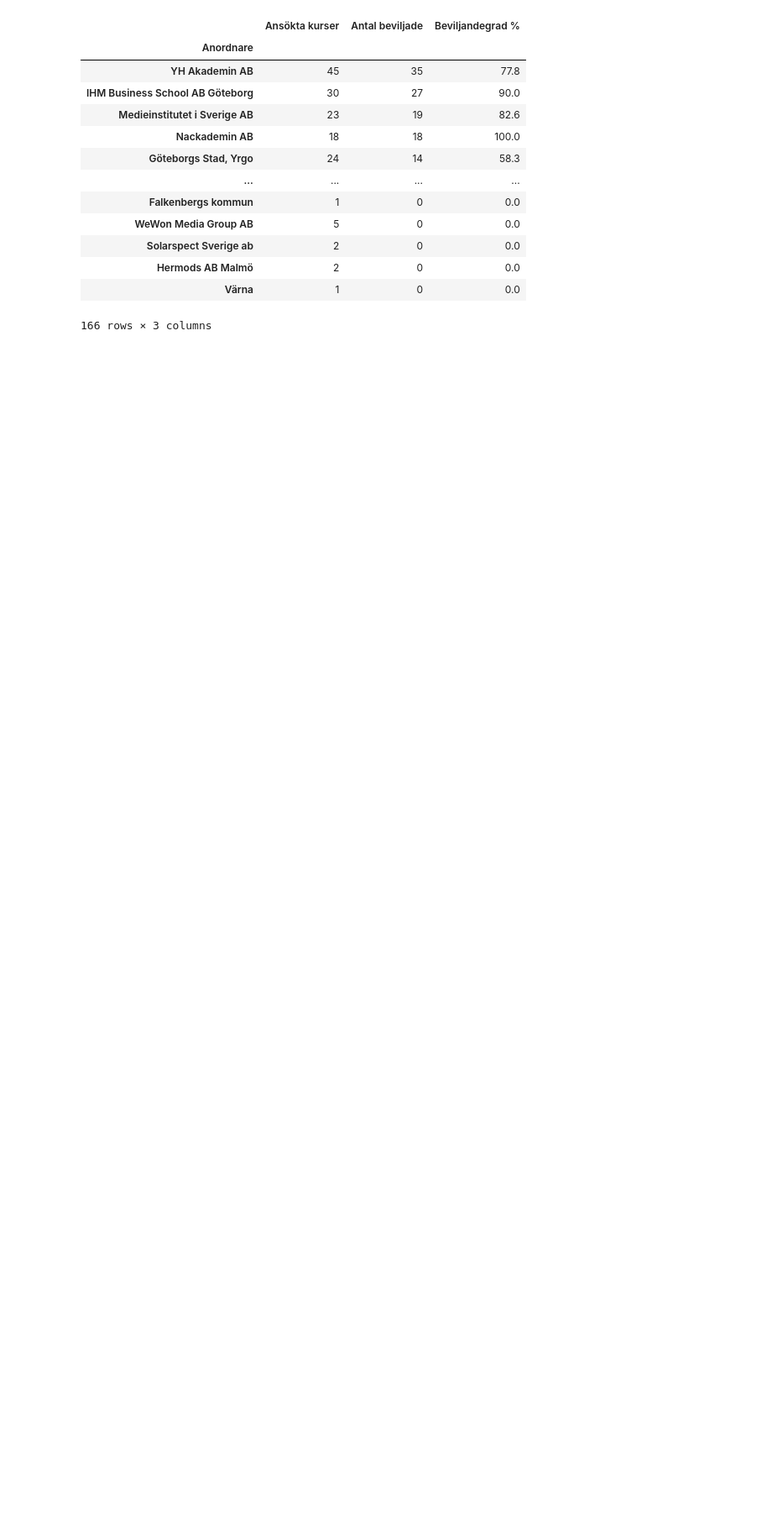
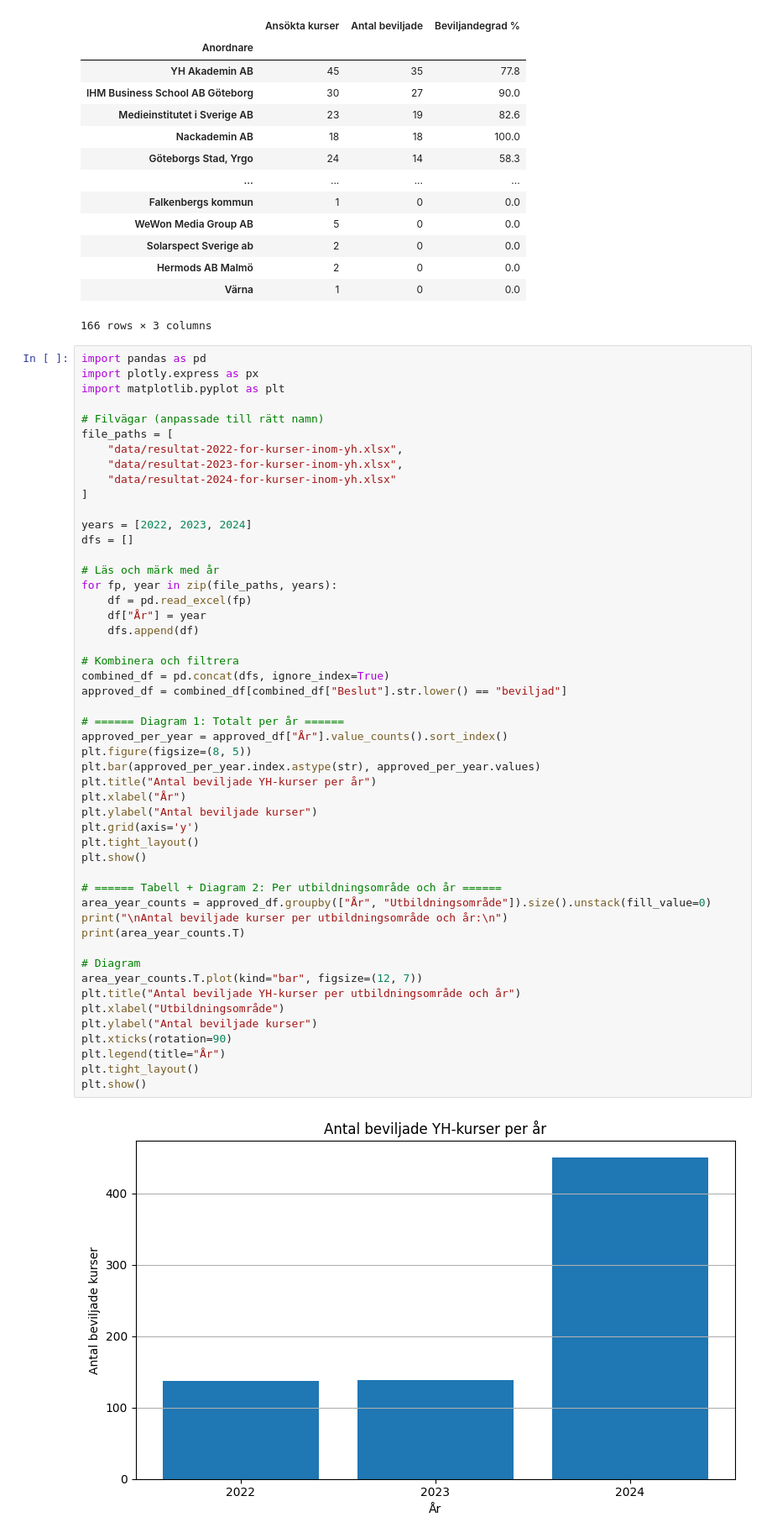
Before and after one commit to plyschbjorn/yh_project_the_skool_group4, a Jupyter notebook: EDA_filer/EDA_Eyoub.ipynb, the cells around one changed output. Shown at 84% size. Cells and saved outputs as stored; diff of their text form; blank space fills up the shorter version.

```diff
--- a/EDA_filer/EDA_Eyoub.ipynb
+++ b/EDA_filer/EDA_Eyoub.ipynb
@@ -379,3 +379,55 @@ approval_per_school
 | Hermods AB Malmö | 2 | 0 | 0.0 |
 | Värna | 1 | 0 | 0.0 |
 166 rows × 3 columns
+# %%
+import pandas as pd
+import plotly.express as px
+import matplotlib.pyplot as plt
+
+# Filvägar (anpassade till rätt namn)
+file_paths = [
+    "data/resultat-2022-for-kurser-inom-yh.xlsx",
+    "data/resultat-2023-for-kurser-inom-yh.xlsx",
+    "data/resultat-2024-for-kurser-inom-yh.xlsx"
+]
+
+years = [2022, 2023, 2024]
+dfs = []
+
+# Läs och märk med år
+for fp, year in zip(file_paths, years):
+    df = pd.read_excel(fp)
+    df["År"] = year
+    dfs.append(df)
+
+# Kombinera och filtrera
+combined_df = pd.concat(dfs, ignore_index=True)
+approved_df = combined_df[combined_df["Beslut"].str.lower() == "beviljad"]
+
+# ====== Diagram 1: Totalt per år ======
+approved_per_year = approved_df["År"].value_counts().sort_index()
+plt.figure(figsize=(8, 5))
+plt.bar(approved_per_year.index.astype(str), approved_per_year.values)
+plt.title("Antal beviljade YH-kurser per år")
+plt.xlabel("År")
+plt.ylabel("Antal beviljade kurser")
+plt.grid(axis='y')
+plt.tight_layout()
+plt.show()
+
+# ====== Tabell + Diagram 2: Per utbildningsområde och år ======
+area_year_counts = approved_df.groupby(["År", "Utbildningsområde"]).size().unstack(fill_value=0)
+print("\nAntal beviljade kurser per utbildningsområde och år:\n")
+print(area_year_counts.T)
+
+# Diagram
+area_year_counts.T.plot(kind="bar", figsize=(12, 7))
+plt.title("Antal beviljade YH-kurser per utbildningsområde och år")
+plt.xlabel("Utbildningsområde")
+plt.ylabel("Antal beviljade kurser")
+plt.xticks(rotation=90)
+plt.legend(title="År")
+plt.tight_layout()
+plt.show()
+# %% [output]
+[figure, added]
```
Also changed, not shown: parts of 5 cells of this notebook, 1 other file.
